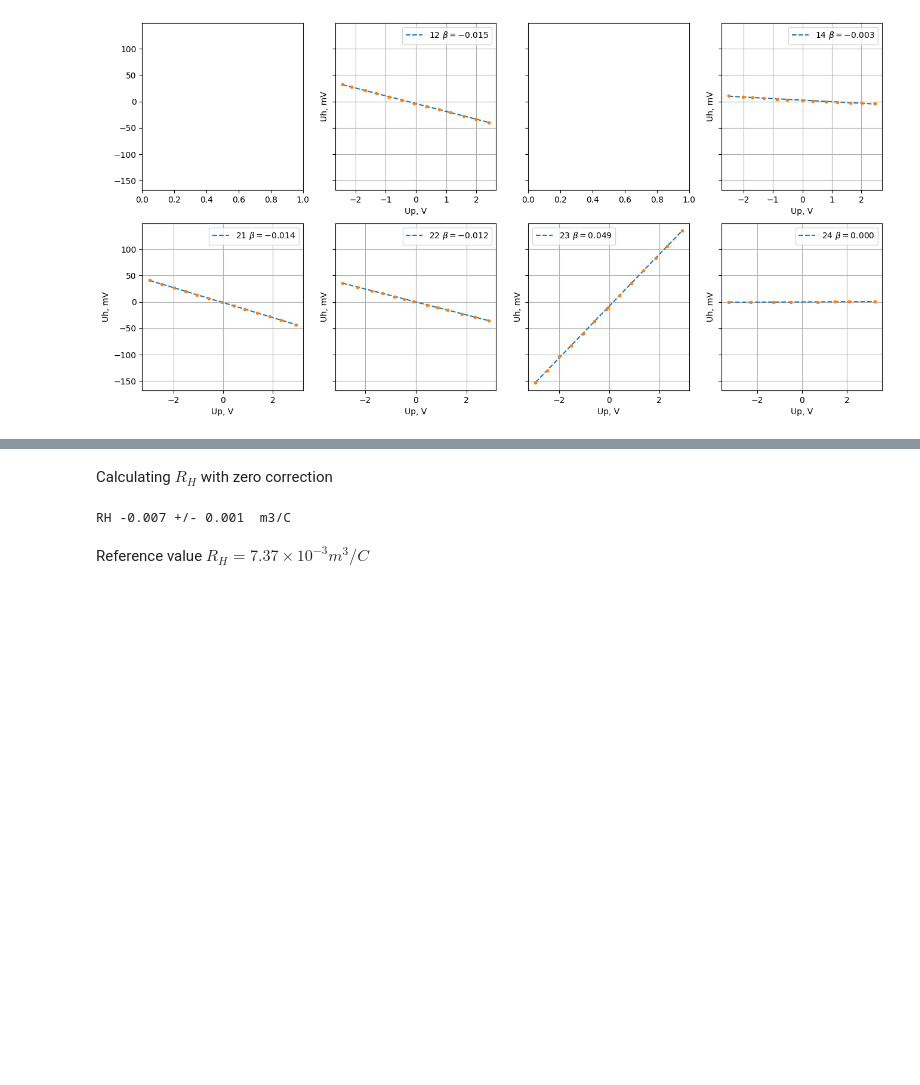
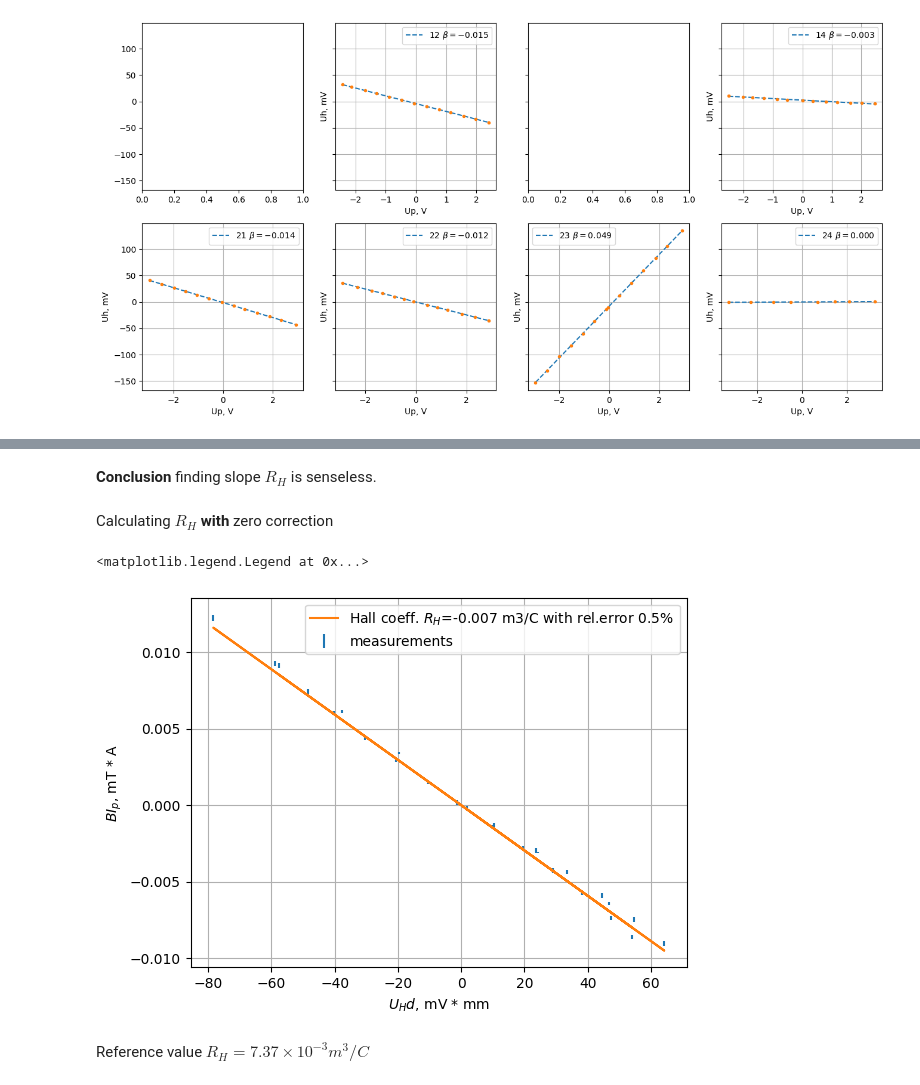
Before and after one commit to evgeny-kolonsky/Lab4, a Jupyter notebook: Hall/Hall_zeroB_measurements.ipynb, the cells around one changed output, grey strips where cells are left out. Saved outputs shown, nothing was run; the diff lists cells and outputs as text; code cells hidden in the pictures; blank space fills up the shorter version.

```diff
--- a/Hall/Hall_zeroB_measurements.ipynb
+++ b/Hall/Hall_zeroB_measurements.ipynb
@@ -117,0 +137,6 @@ Text(0.5, 1.0, 'Hall voltage vs potential voltage before zero correction')
+# %%
+def weighted_average(values, errors):
+  weights = 1 / errors**2
+  average  = np.sum(weights * values) / np.sum(weights)
+  error_of_average = np.sqrt(1 / np.sum(weights))
+  return average, error_of_average
@@ -164,11 +206,33 @@ RH 0.027 +/- 0.094 m3/C
+# %% [markdown]
+**Conclusion** finding slope $R_H$ is senseless.
 # %% [markdown]
-Calculating $R_H$ with zero correction
+Calculating $R_H$ **with** zero correction
-# %%
-d = 1e-3 # mm
-RH = Uh_ * d / B / Ip_
-
-print(f'RH {np.mean(RH):.3f} +/- {np.std(RH):.3f}  m3/C')
-# %% [output]
-RH -0.007 +/- 0.001  m3/C
+# %%
+# hall voltage zero correction
+Uh_ = Uh - beta * Up - U0
+
+# Accuracy of Ip value could be improved
+Ip_ = fit_conductivity.intercept + fit_conductivity.slope * Up
+
+y = B * Ip_
+# relative error
+y_rel = B_rel
+y_err = np.abs(y * y_rel)
+# Error by x is negligible
+x = Uh_ * d
+k, k_error  = weighted_average(y/x, y_err/x)
+k_rel = np.abs(k_error / k)
+RH = 1 / k
+RH_err =  RH * k_rel
+
+plt.errorbar(x*1e6, y, yerr=y_err, linestyle='', label='measurements')
+plt.plot(x*1e6, (k * x), label=fr'Hall coeff. $R_H$={RH:.3f} m3/C with rel.error {k_rel*100:.1f}%')
+plt.grid()
+plt.ylabel(r'$B I_p$, mT * A')
+plt.xlabel(r'$U_H d$, mV * mm')
+plt.legend()
+# %% [output]
+<matplotlib.legend.Legend at 0x...>
+[figure, added]
 # %% [markdown]
 Reference value $R_H = 7.37 \times 10^{-3} m^3/C$
```
Also changed, not shown: parts of 15 cells of this notebook.
